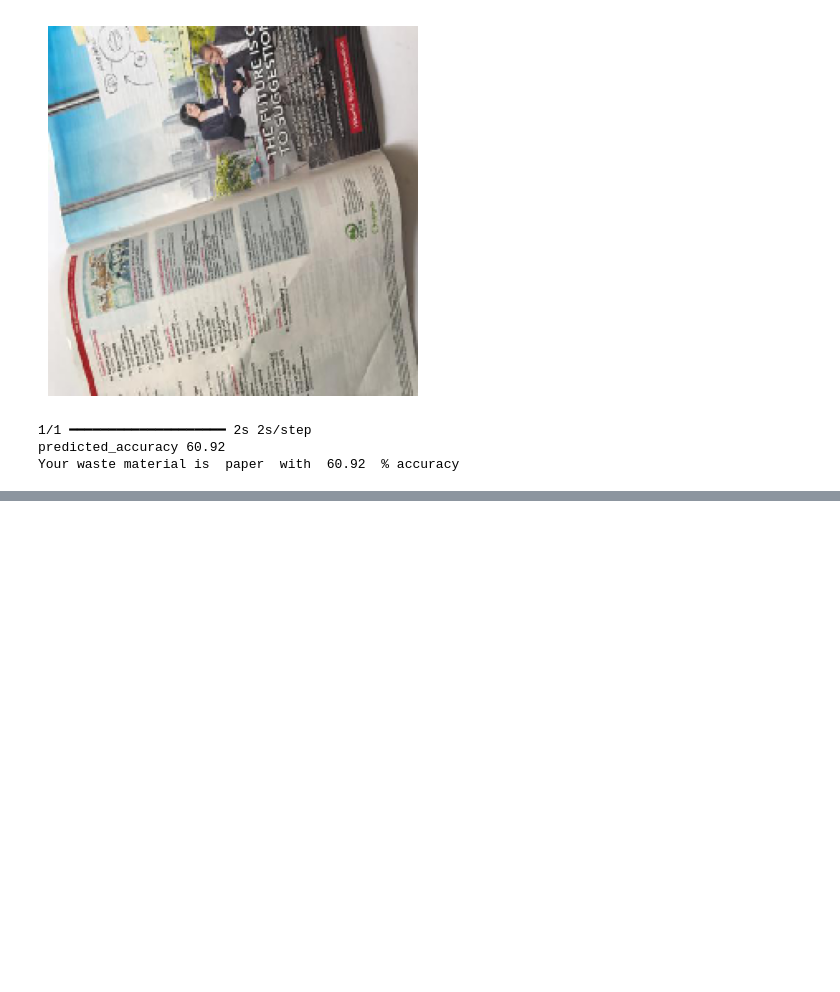
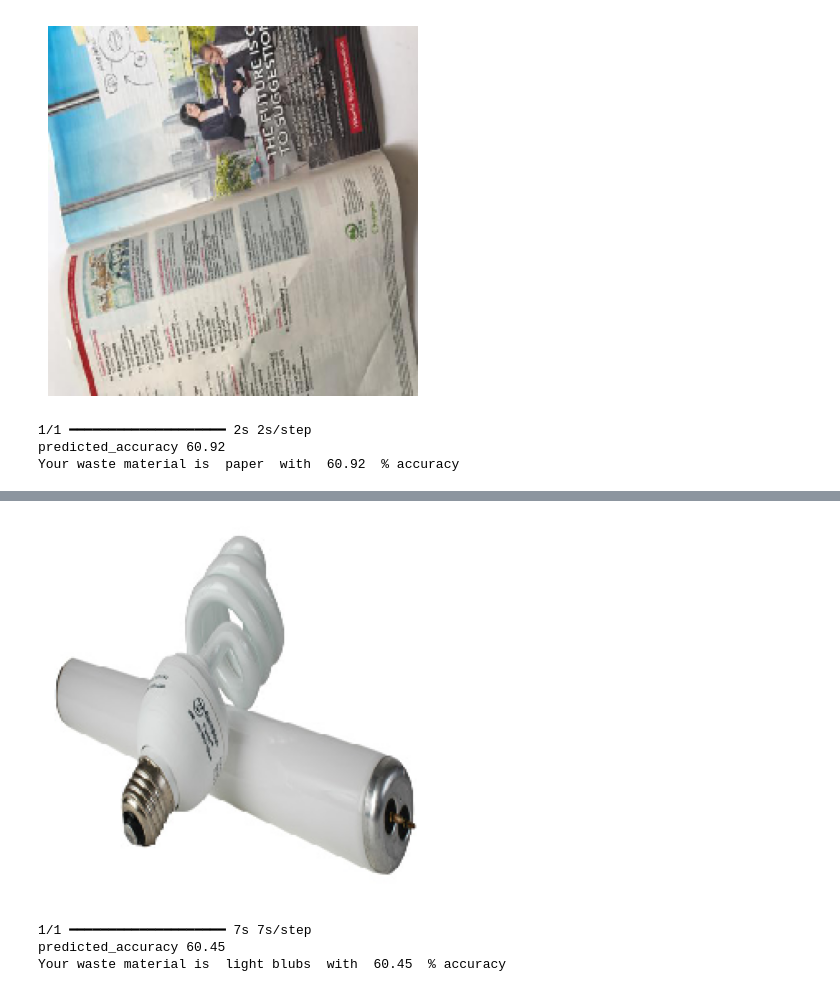
Before and after one commit to Tri27sen/waste-, a Jupyter notebook: waste.ipynb, the cells around one changed output, grey strips where cells are left out. Drawn from its saved outputs; the diff is of its cells as text; code cells hidden in the pictures; blank space fills up the shorter version.

```diff
--- a/waste.ipynb
+++ b/waste.ipynb
@@ -169,0 +177,7 @@ Your waste material is  clothes  with  99.34  % accuracy
+# %%
+waste_prediction("./project/waste/light blubs/detail_th_lightbulbs_margin.jpg")
+# %% [output]
+[figure, added]
+1/1 ━━━━━━━━━━━━━━━━━━━━ 7s 7s/step
+predicted_accuracy 60.45
+Your waste material is  light blubs  with  60.45  % accuracy
```
Also changed, not shown: parts of 4 cells of this notebook.
